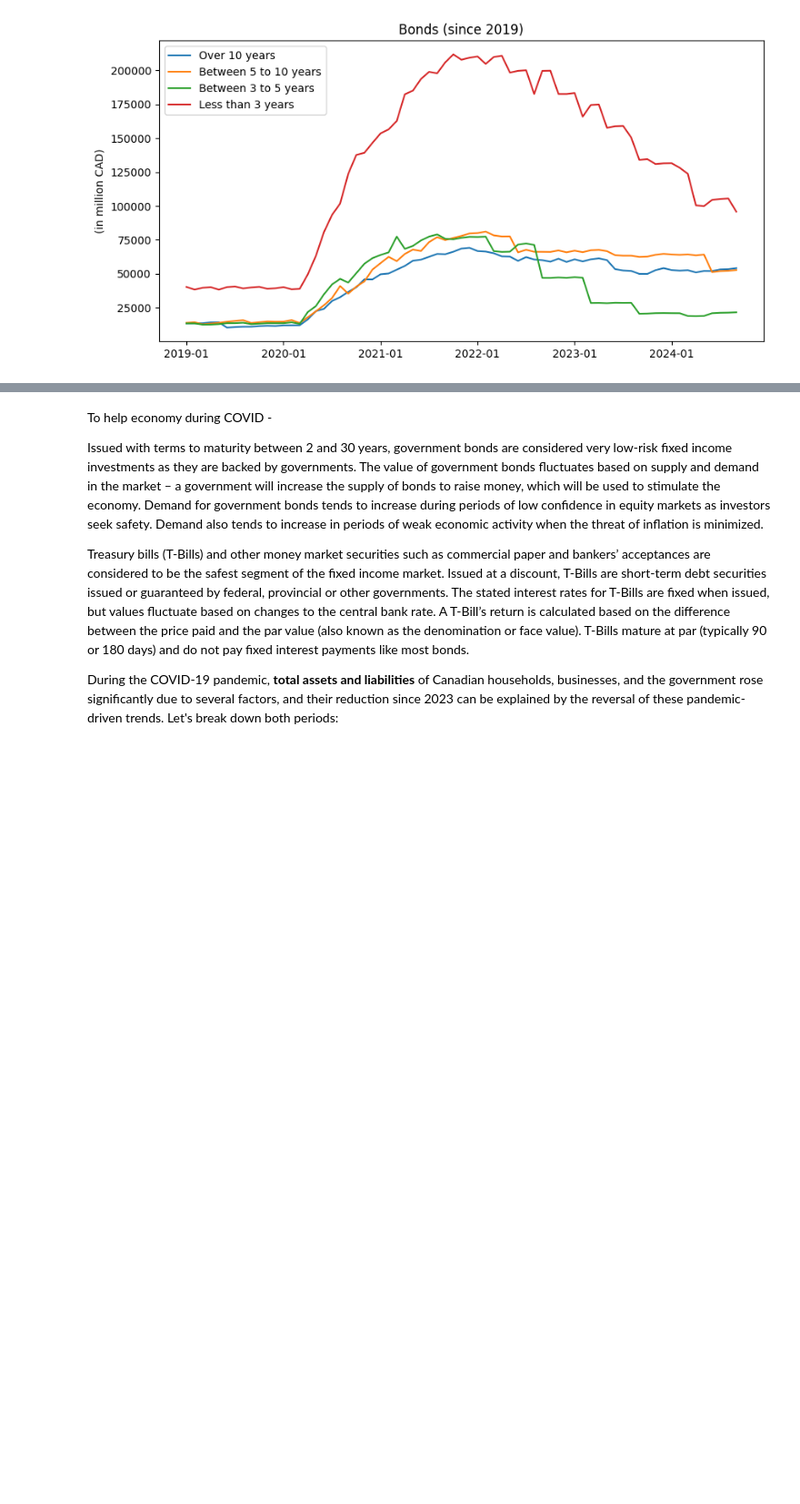
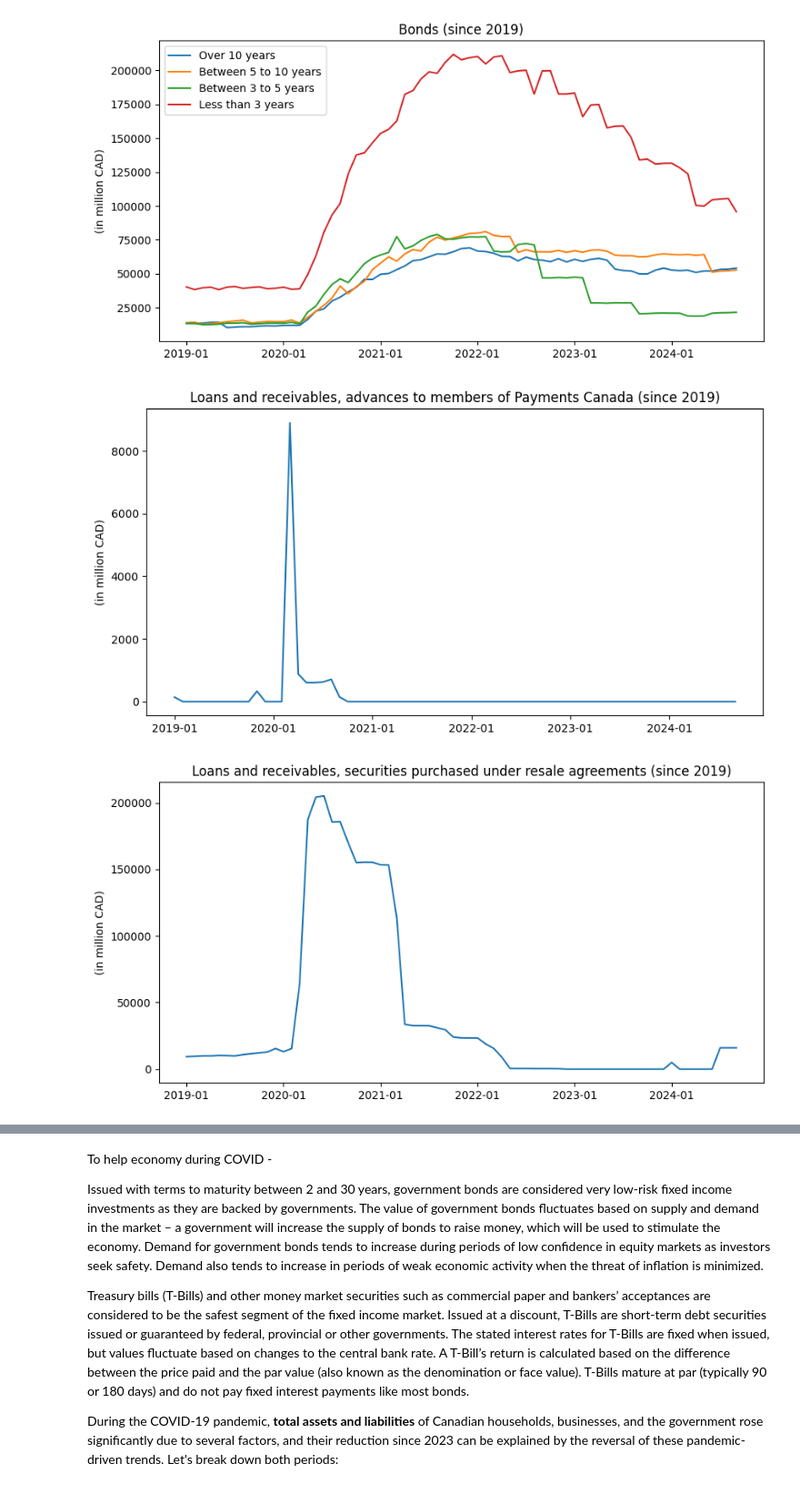
Before and after one commit to vanshuwjoshi/Bank-of-Canada-Assets-and-Liabilities, a Jupyter notebook: data_explore.ipynb, the cells around one changed output, grey strips where cells are left out. Shown at 91% size. Cells and saved outputs as stored; diff of their text form; code cells hidden in the pictures; blank space fills up the shorter version.

Commit message:
Visualizing liabilities

```diff
--- a/data_explore.ipynb
+++ b/data_explore.ipynb
@@ -84,6 +84,21 @@ def plot_data_2023(type):
     plt.ylabel("(in million CAD)")
     plt.title(str(type + " (since 2023)"))
     plt.show()
+
+def plot_data_2019(type):
+    plt.figure(figsize=(10, 5))
+    sns.lineplot(
+        data=data[
+            (data["Assets and liabilities"] == type) & (data["REF_DATE"] >= "2019-01")
+        ],
+        x="REF_DATE",
+        y="VALUE",
+    )
+    plt.xticks(["2019-01", "2020-01", "2021-01", "2022-01", "2023-01", "2024-01"])
+    plt.xlabel("")
+    plt.ylabel("(in million CAD)")
+    plt.title(str(type + " (since 2019)"))
+    plt.show()
 # %%
 plot_data("Total assets")
 # %% [output]
@@ -191,3 +206,9 @@ plt.legend(loc="upper left")
 plt.show()
 # %% [output]
 [figure]
+# %%
+plot_data_2019("Loans and receivables, advances to members of Payments Canada")
+plot_data_2019("Loans and receivables, securities purchased under resale agreements")
+# %% [output]
+[figure, added]
+[figure, added]
```
Also changed, not shown: parts of 1 cell of this notebook.
